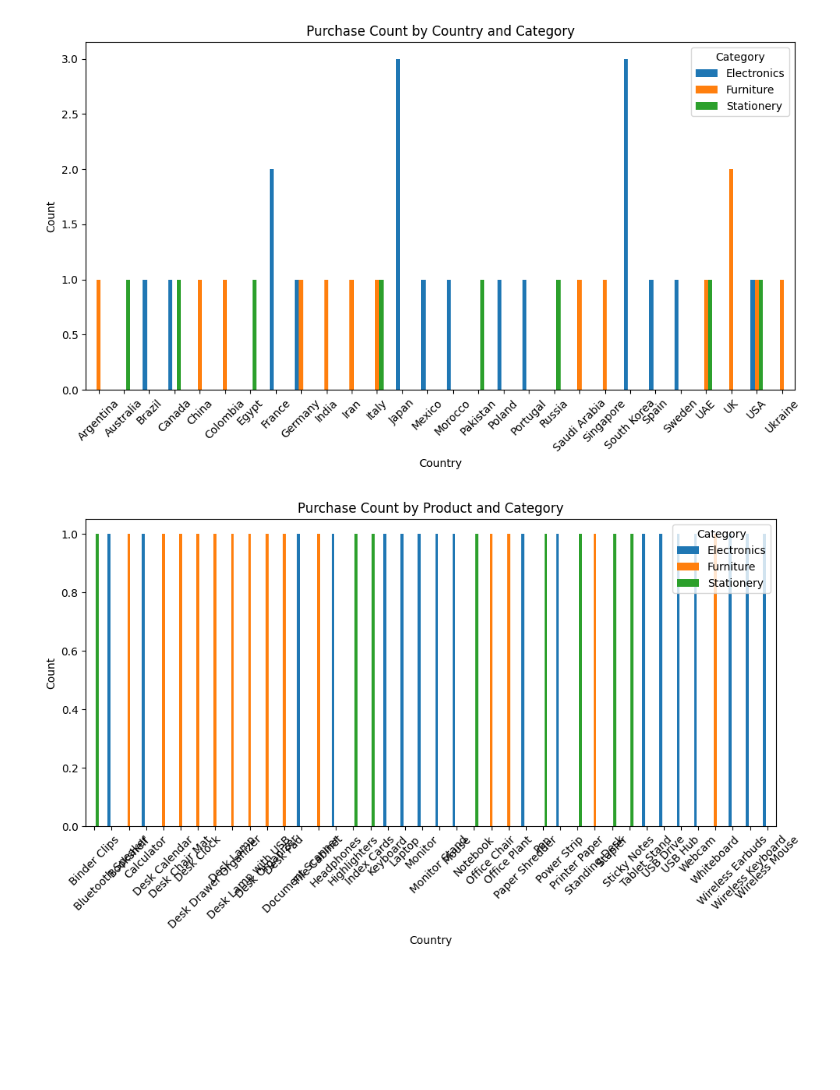
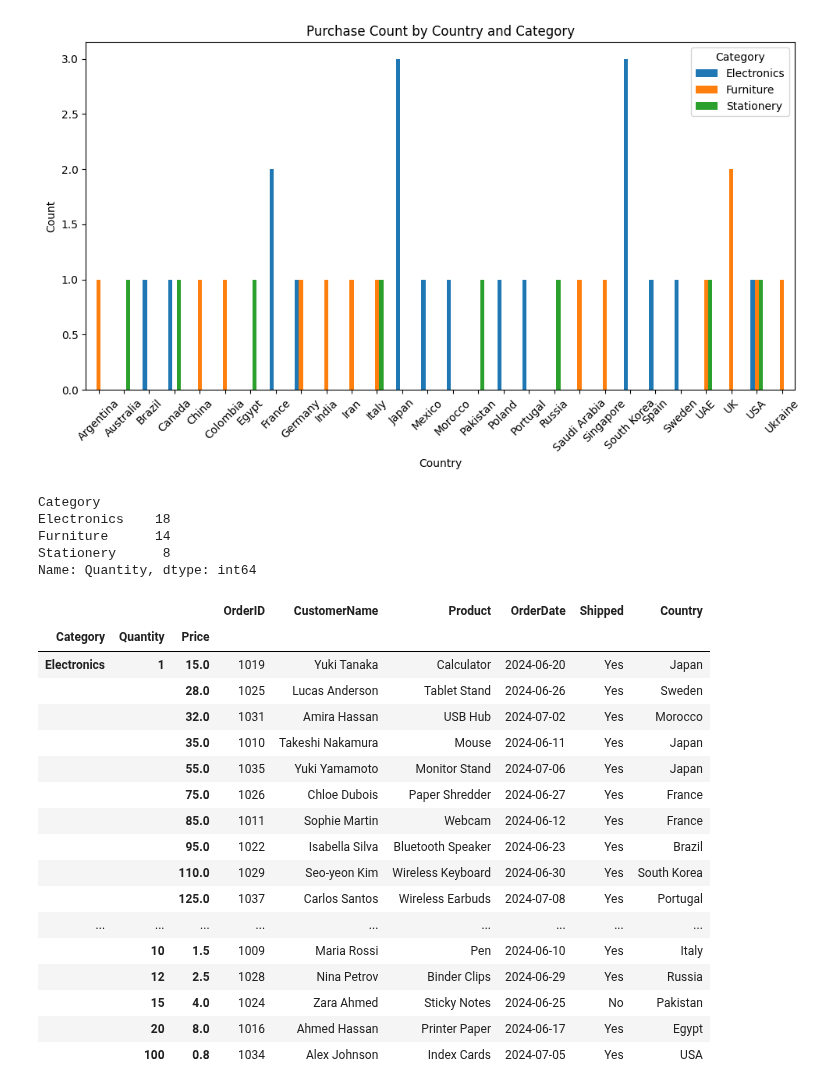
Before and after one commit to uba-sagan/Projects, a Jupyter notebook: Data_Analytics/Pandas.ipynb, the cells around one changed output. Cells and saved outputs as stored; diff of their text form; code cells hidden in the pictures; blank space fills up the shorter version.

Commit message:
code updates in the pandas using groupby

```diff
--- a/Data_Analytics/Pandas.ipynb
+++ b/Data_Analytics/Pandas.ipynb
@@ -589,21 +569,32 @@ plt.tight_layout()
 plt.show()
 # %% [output]
 [figure]
+# %%
+data.groupby("Category")["Quantity"].count()
+# %% [output]
+Category
+Electronics    18
+Furniture      14
+Stationery      8
+Name: Quantity, dtype: int64
 # %%
-data.groupby()
+data.groupby(["Category","Quantity", "Price"]).sum()
+# %% [output]
+|  |  |  | OrderID | CustomerName | Product | OrderDate | Shipped | Country |
+| Category | Quantity | Price |  |  |  |  |  |  |
+| Electronics | 1 | 15.0 | 1019 | Yuki Tanaka | Calculator | 2024-06-20 | Yes | Japan |
+|  |  | 28.0 | 1025 | Lucas Anderson | Tablet Stand | 2024-06-26 | Yes | Sweden |
+|  |  | 32.0 | 1031 | Amira Hassan | USB Hub | 2024-07-02 | Yes | Morocco |
+|  |  | 35.0 | 1010 | Takeshi Nakamura | Mouse | 2024-06-11 | Yes | Japan |
+|  |  | 55.0 | 1035 | Yuki Yamamoto | Monitor Stand | 2024-07-06 | Yes | Japan |
+|  |  | 75.0 | 1026 | Chloe Dubois | Paper Shredder | 2024-06-27 | Yes | France |
+|  |  | 85.0 | 1011 | Sophie Martin | Webcam | 2024-06-12 | Yes | France |
+|  |  | 95.0 | 1022 | Isabella Silva | Bluetooth Speaker | 2024-06-23 | Yes | Brazil |
+|  |  | 110.0 | 1029 | Seo-yeon Kim | Wireless Keyboard | 2024-06-30 | Yes | South Korea |
+|  |  | 125.0 | 1037 | Carlos Santos | Wireless Earbuds | 2024-07-08 | Yes | Portugal |
+| ... | ... | ... | ... | ... | ... | ... | ... | ... |
+|  | 10 | 1.5 | 1009 | Maria Rossi | Pen | 2024-06-10 | Yes | Italy |
+|  | 12 | 2.5 | 1028 | Nina Petrov | Binder Clips | 2024-06-29 | Yes | Russia |
+|  | 15 | 4.0 | 1024 | Zara Ahmed | Sticky Notes | 2024-06-25 | No | Pakistan |
+|  | 20 | 8.0 | 1016 | Ahmed Hassan | Printer Paper | 2024-06-17 | Yes | Egypt |
+|  | 100 | 0.8 | 1034 | Alex Johnson | Index Cards | 2024-07-05 | Yes | USA |
-# %%
-import matplotlib.pyplot as plt
-
-result = data.groupby(["Product", "Category"]).size().reset_index(name="Count")
-
-pivot = result.pivot(index="Product", columns="Category", values="Count").fillna(0)
-pivot.plot(kind="bar", figsize=(10, 6))
-
-plt.title("Purchase Count by Product and Category")
-plt.xlabel("Country")
-plt.ylabel("Count")
-plt.xticks(rotation=45)
-plt.tight_layout()
-plt.show()
-# %% [output]
-[figure, removed]
```
Also changed, not shown: parts of 2 cells of this notebook.
